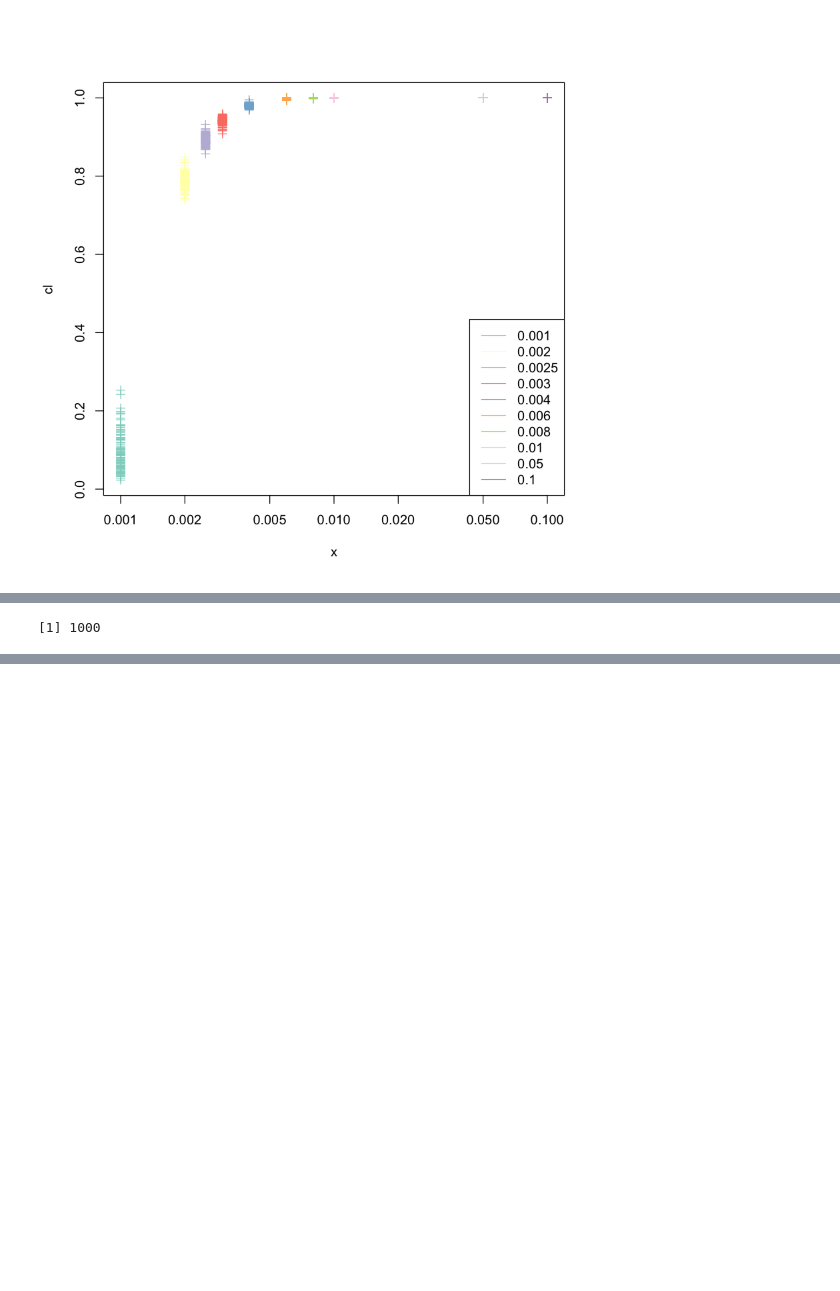
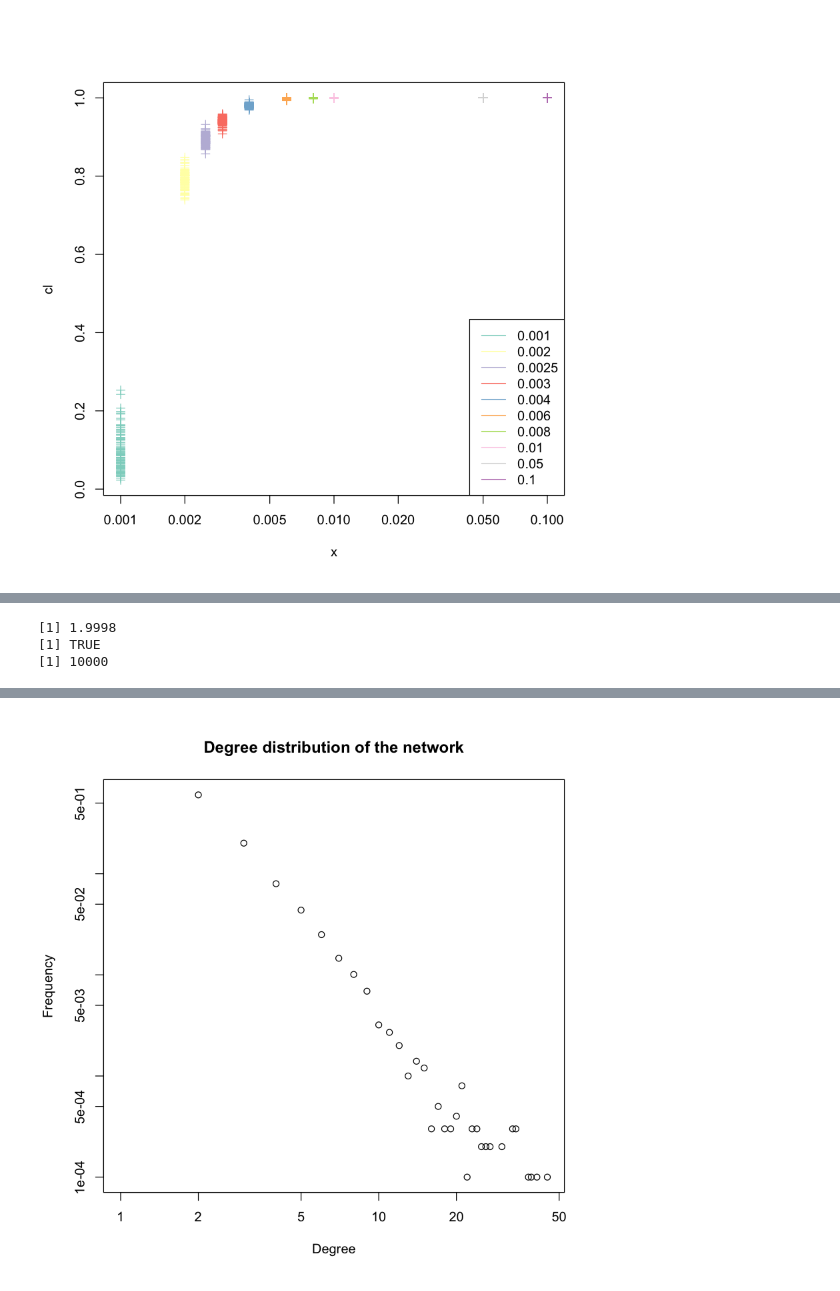
Before and after one commit to ayushdg/Random-Graphs-and-Random-Walks, a Jupyter notebook: P1_Q1_satya.ipynb, the cells around one changed output, grey strips where cells are left out. Drawn from its saved outputs; the diff is of its cells as text; code cells hidden in the pictures; blank space fills up the shorter version.

```diff
--- a/P1_Q1_satya.ipynb
+++ b/P1_Q1_satya.ipynb
@@ -121,10 +189,24 @@ E(g)[1:3]
 # %%
-# Find GCC
+##check if its simple_pa
+g = barabasi.game(10000, m=1, directed=F)
+degreesVector <- degree(g)
+#hist(degreesVector)
+print(mean(degreesVector))
+print(is.connected(g))
+#print(var(degreesVector))
+#plot(g,vertex.size=5, vertex.label.cex=0.1)
 g.components <- clusters(g)
-print(g.components$csize)
+#print(g.components$csize)
 # which is the largest component
 ix <- which.max(g.components$csize)
 # get the subgraph correspondent to just the giant component
 g.giant <- induced.subgraph(g, which(g.components$membership == ix))
+print(vcount(g.giant))
+fc <- cluster_fast_greedy(g)
+#membership(fc)
+#sizes(fc)
+plot(degree.distribution(g),main="Degree distribution of the network",xlab="Degree",ylab="Frequency",log='xy')
 # %% [output]
-[1] 1000
+[1] 1.9998
+[1] TRUE
+[1] 10000
@@ -130,0 +215 @@ g.giant <- induced.subgraph(g, which(g.components$membership == ix))
+[figure, added]
```
Also changed, not shown: parts of 22 cells of this notebook.
